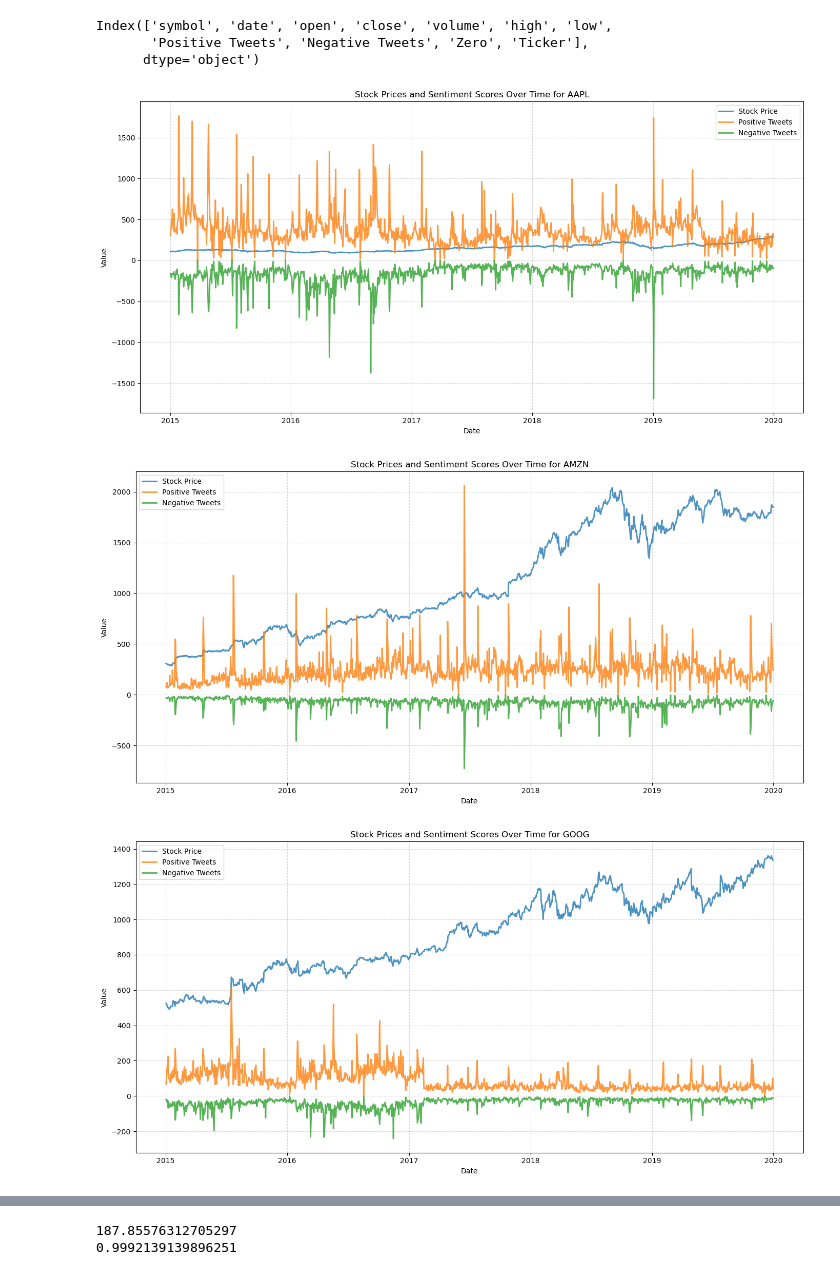
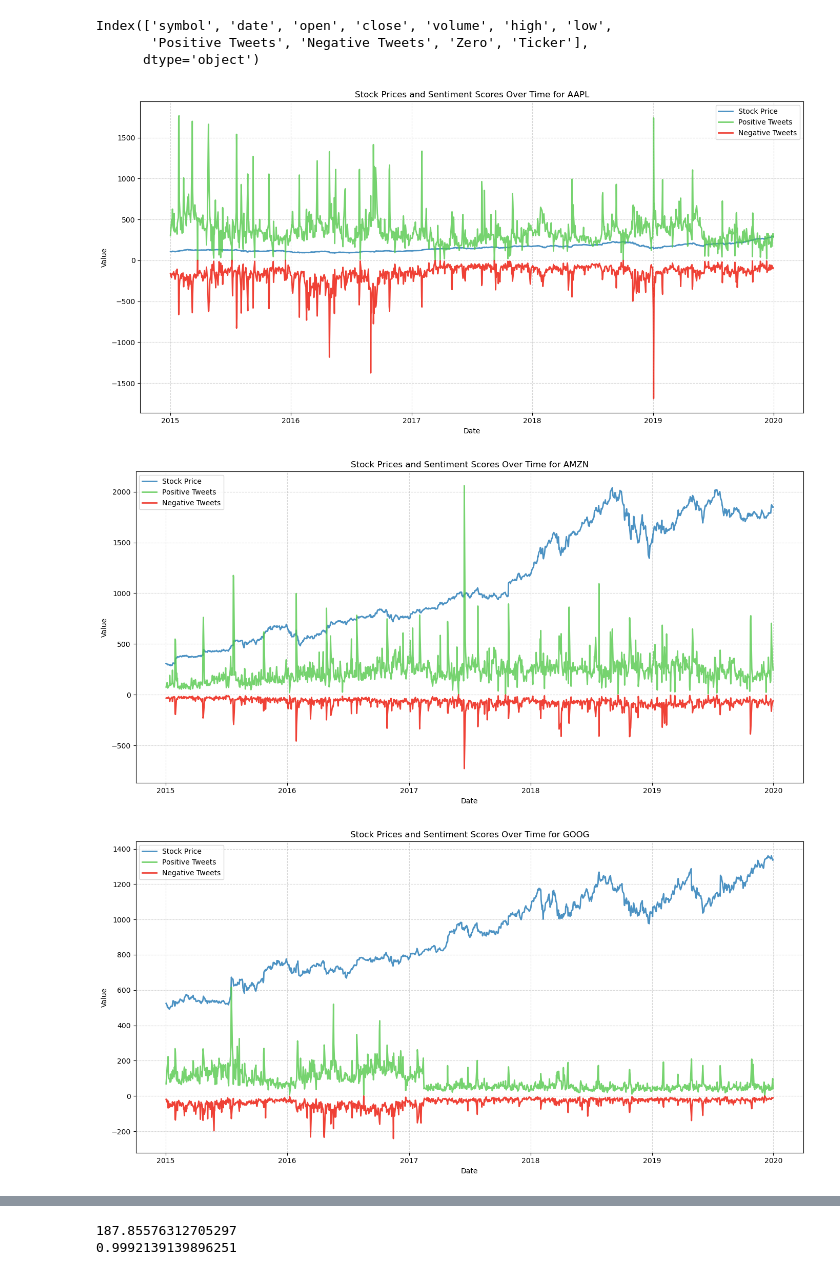
Before and after one commit to trapperkreeper/Project3, a Jupyter notebook: linear_regression.ipynb, the cells around one changed output, grey strips where cells are left out. Drawn from its saved outputs; the diff is of its cells as text; code cells hidden in the pictures.

Commit message:
Changed colors for plot

```diff
--- a/linear_regression.ipynb
+++ b/linear_regression.ipynb
@@ -41,27 +41,27 @@ Index(['symbol', 'date', 'open', 'close', 'volume', 'high', 'low',
 # %%
 tickers = ["AAPL", "AMZN", "GOOG", "GOOGL", "MSFT", "TSLA"]
 
 # Looping through each ticker
 for ticker in tickers:
     # Filtering data for each ticker
     company_data = merged_data[(merged_data['symbol'] == ticker) & (merged_data['Ticker'] == ticker)]
 
     plt.figure(figsize=(14, 7))
     plt.plot(company_data['date'], company_data['close'], label='Stock Price', linewidth=2, alpha=0.8)
 
     # Plotting positive and negative tweets
-    plt.plot(company_data['date'], company_data['Positive Tweets'], label='Positive Tweets', linewidth=2, alpha=0.8)
-    plt.plot(company_data['date'], company_data['Negative Tweets'], label='Negative Tweets', linewidth=2, alpha=0.8)
+    plt.plot(company_data['date'], company_data['Positive Tweets'], label='Positive Tweets', color="#54C84B" ,linewidth=2, alpha=0.8)
+    plt.plot(company_data['date'], company_data['Negative Tweets'], label='Negative Tweets', color="#EB1103",linewidth=2, alpha=0.8)
 
     # Adding labels, title, and legend
     plt.xlabel('Date')
     plt.ylabel('Value')
     plt.title(f'Stock Prices and Sentiment Scores Over Time for {ticker}')
     plt.legend()
     plt.grid(True, linestyle='--', alpha=0.5)
     plt.tight_layout()
     plt.show()
 # %% [output]
-[figure, old version]
+[figure, new version]
-[figure, old version]
+[figure, new version]
-[figure, old version]
+[figure, new version]
```
Also changed, not shown: parts of 1 cell of this notebook, 6 other files.
